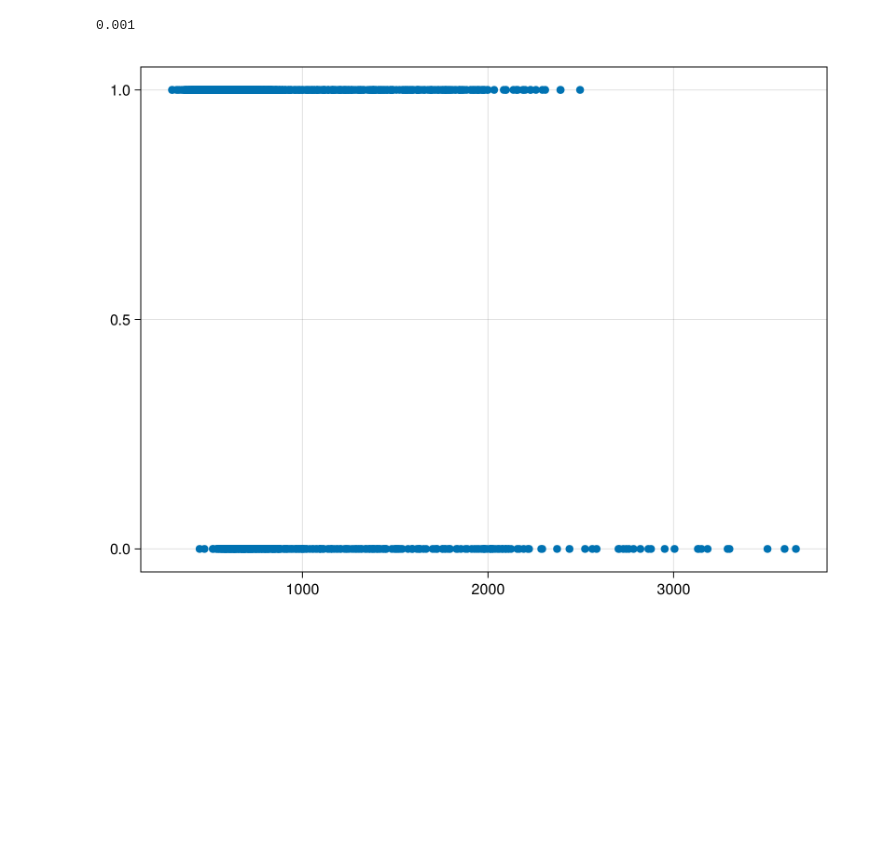
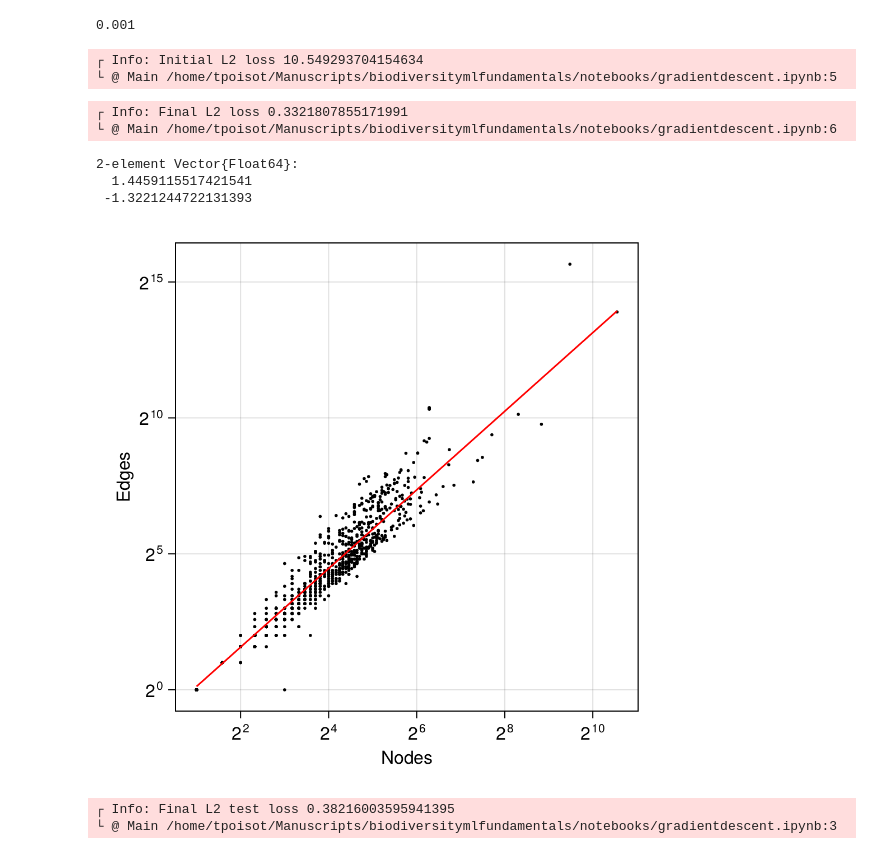
Before and after one commit to tpoisot/MLBS, a Jupyter notebook: notebooks/gradientdescent.ipynb, the cells around one changed output. Drawn from its saved outputs; the diff is of its cells as text; code cells hidden in the pictures; blank space fills up the shorter version.

```diff
--- a/notebooks/gradientdescent.ipynb
+++ b/notebooks/gradientdescent.ipynb
@@ -69,8 +68,47 @@ L2(ŷ, x, f, p...) = sum((ŷ .- f(x, p...)) .^ 2.0) / length(x)
 η = 1e-3
 # %% [output]
 0.001
-# %%
-# Little plot to check that it's working
-scatter(training.bio12, training.presence)
-# %% [output]
-[figure, removed]
+# %%
+p = rand(2)
+y = log2.(training.L)
+x = log2.(training.S)
+L2(y, x, lm, p...)
+@info "Initial L2 loss $(L2(y, x, lm, p...))"
+# %% [output]
+┌ Info: Initial L2 loss 10.549293704154634
+└ @ Main /home/tpoisot/Manuscripts/biodiversitymlfundamentals/notebooks/gradientdescent.ipynb:5
+# %%
+
+epochs = 10000
+for i in 1:epochs
+    p .-= (η .* ∇L(y, x, lm, p...))
+end
+@info "Final L2 loss $(L2(y, x, lm, p...))"
+# %% [output]
+┌ Info: Final L2 loss 0.3321807855171991
+└ @ Main /home/tpoisot/Manuscripts/biodiversitymlfundamentals/notebooks/gradientdescent.ipynb:6
+# %%
+p
+# %% [output]
+2-element Vector{Float64}:
+  1.4459115517421541
+ -1.3221244722131393
+# %%
+#| label: fig-gradient-fitted
+#| fig-cap: >
+#|  Overview of data from ...
+fig = Figure(; resolution=(500, 500))
+axs = Axis(fig[1,1]; xlabel="Nodes", ylabel="Edges", xscale=log2, yscale=log2)
+scatter!(axs, training.S, training.L, color=:black, markersize=4)
+pseudox = 2.0.^LinRange(1, log2.(maximum(training.S)), 20)
+lines!(axs, pseudox, 2.0.^(p[1] .* log2.(pseudox) .+ p[2]), color=:red)
+current_figure()
+# %% [output]
+[figure, added]
+# %%
+ty = log2.(testing.L)
+tx = log2.(testing.S)
+@info "Final L2 test loss $(L2(ty, tx, lm, p...))"
+# %% [output]
+┌ Info: Final L2 test loss 0.38216003595941395
+└ @ Main /home/tpoisot/Manuscripts/biodiversitymlfundamentals/notebooks/gradientdescent.ipynb:3
```
Also changed, not shown: parts of 9 cells of this notebook, 1 other file.
